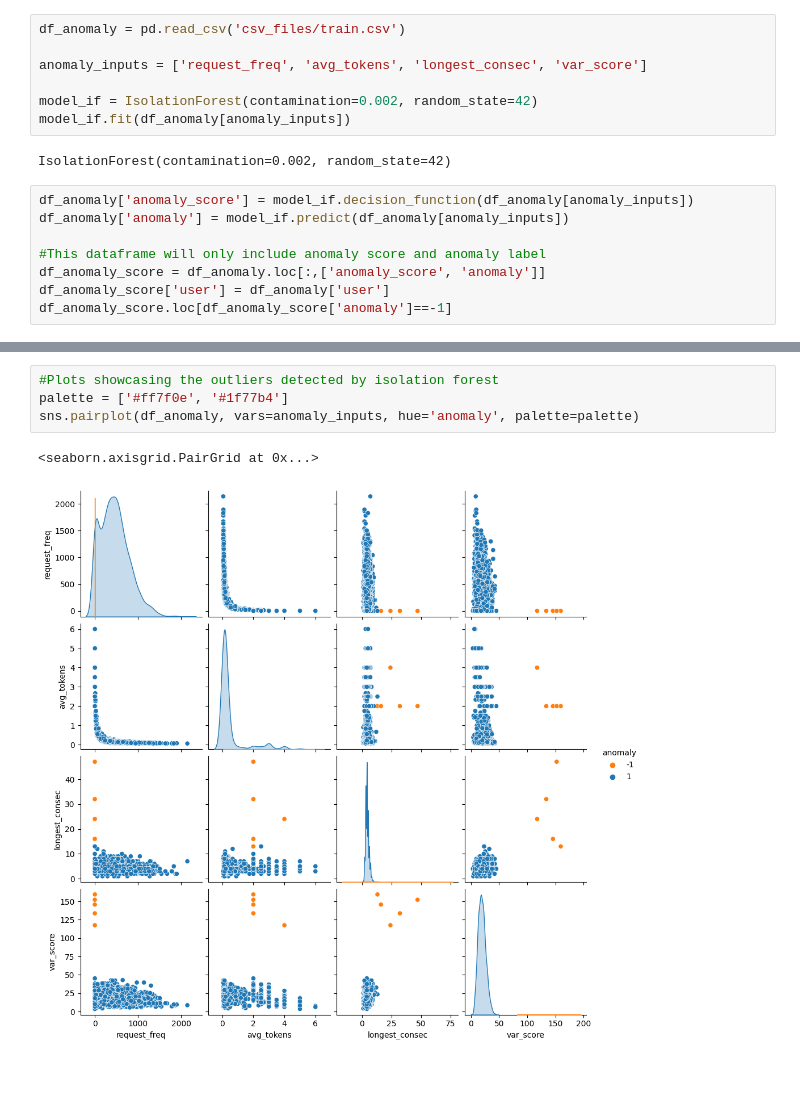
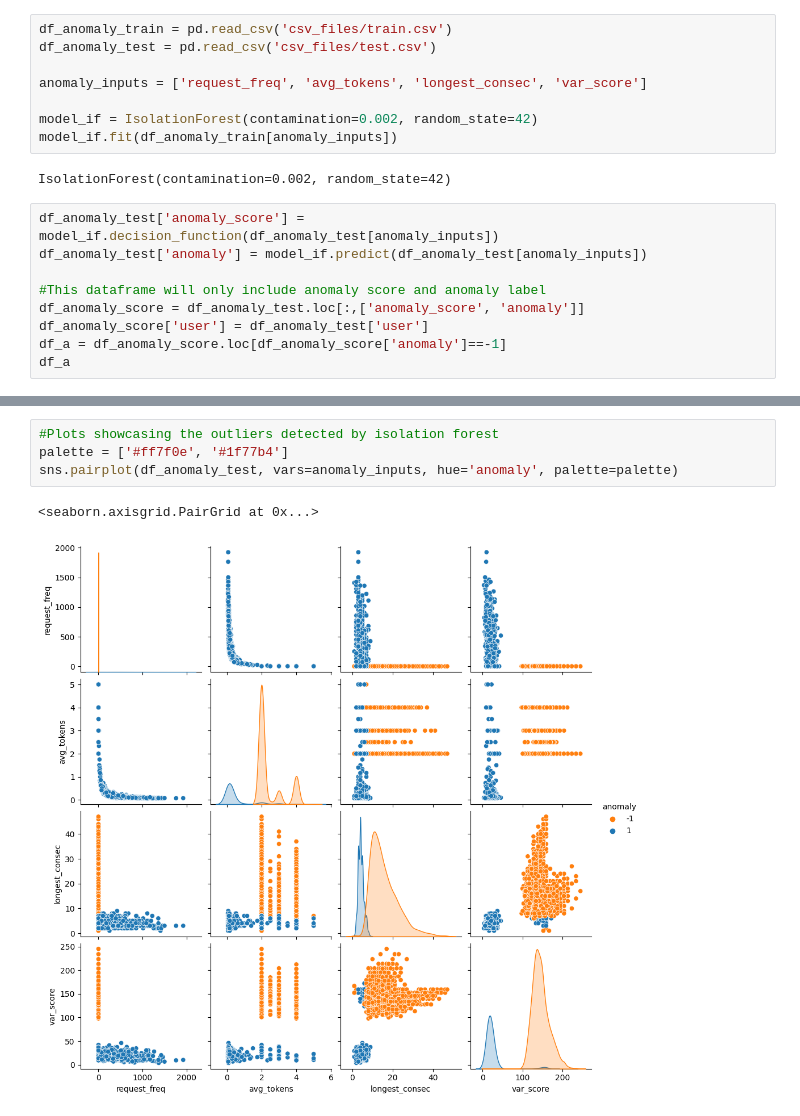
Before and after one commit to Request-analysis-ML/request-analyzer-model, a Jupyter notebook: isolation_forest.ipynb, the cells around one changed output, grey strips where cells are left out. Cells and saved outputs as stored; diff of their text form; blank space fills up the shorter version.

Commit message:
training on train data and testing on test data

```diff
--- a/isolation_forest.ipynb
+++ b/isolation_forest.ipynb
@@ -3,21 +3,23 @@ import pandas as pd
 from sklearn.ensemble import IsolationForest
 import seaborn as sns
 # %%
-df_anomaly = pd.read_csv('csv_files/train.csv')
+df_anomaly_train = pd.read_csv('csv_files/train.csv')
+df_anomaly_test = pd.read_csv('csv_files/test.csv')
 
 anomaly_inputs = ['request_freq', 'avg_tokens', 'longest_consec', 'var_score']
 
 model_if = IsolationForest(contamination=0.002, random_state=42)
-model_if.fit(df_anomaly[anomaly_inputs])
+model_if.fit(df_anomaly_train[anomaly_inputs])
 # %% [output]
 IsolationForest(contamination=0.002, random_state=42)
 # %%
-df_anomaly['anomaly_score'] = model_if.decision_function(df_anomaly[anomaly_inputs])
-df_anomaly['anomaly'] = model_if.predict(df_anomaly[anomaly_inputs])
+df_anomaly_test['anomaly_score'] = model_if.decision_function(df_anomaly_test[anomaly_inputs])
+df_anomaly_test['anomaly'] = model_if.predict(df_anomaly_test[anomaly_inputs])
 
 #This dataframe will only include anomaly score and anomaly label
-df_anomaly_score = df_anomaly.loc[:,['anomaly_score', 'anomaly']]
-df_anomaly_score['user'] = df_anomaly['user']
-df_anomaly_score.loc[df_anomaly_score['anomaly']==-1]
+df_anomaly_score = df_anomaly_test.loc[:,['anomaly_score', 'anomaly']]
+df_anomaly_score['user'] = df_anomaly_test['user']
+df_a = df_anomaly_score.loc[df_anomaly_score['anomaly']==-1]
+df_a
 # %% [output]
 |  | anomaly_score | anomaly | user |
@@ -29,7 +46,7 @@ df_anomaly_score.loc[df_anomaly_score['anomaly']==-1]
 # %%
 #Plots showcasing the outliers detected by isolation forest
 palette = ['#ff7f0e', '#1f77b4']
-sns.pairplot(df_anomaly, vars=anomaly_inputs, hue='anomaly', palette=palette)
+sns.pairplot(df_anomaly_test, vars=anomaly_inputs, hue='anomaly', palette=palette)
 # %% [output]
 <seaborn.axisgrid.PairGrid at 0x...>
-[figure, old version]
+[figure, new version]
```
Also changed, not shown: parts of 2 cells of this notebook.
